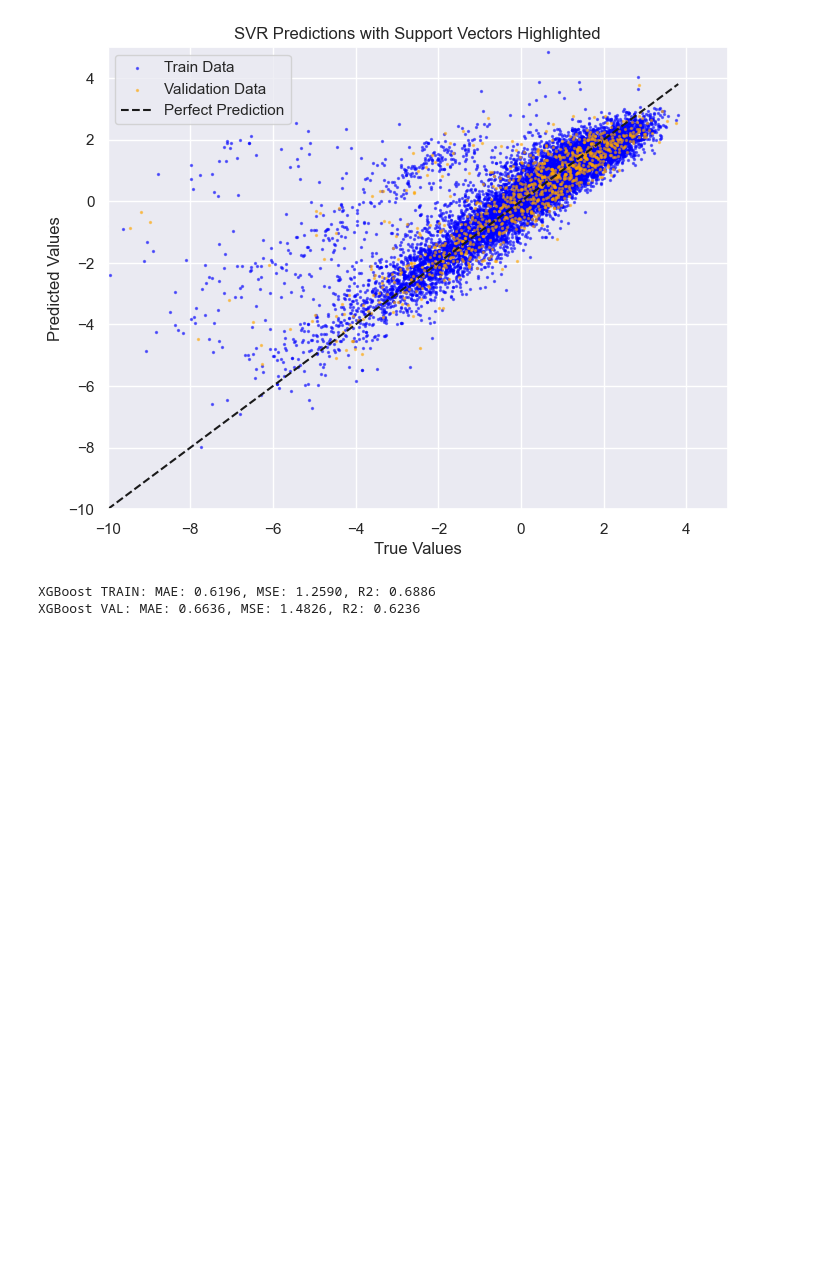
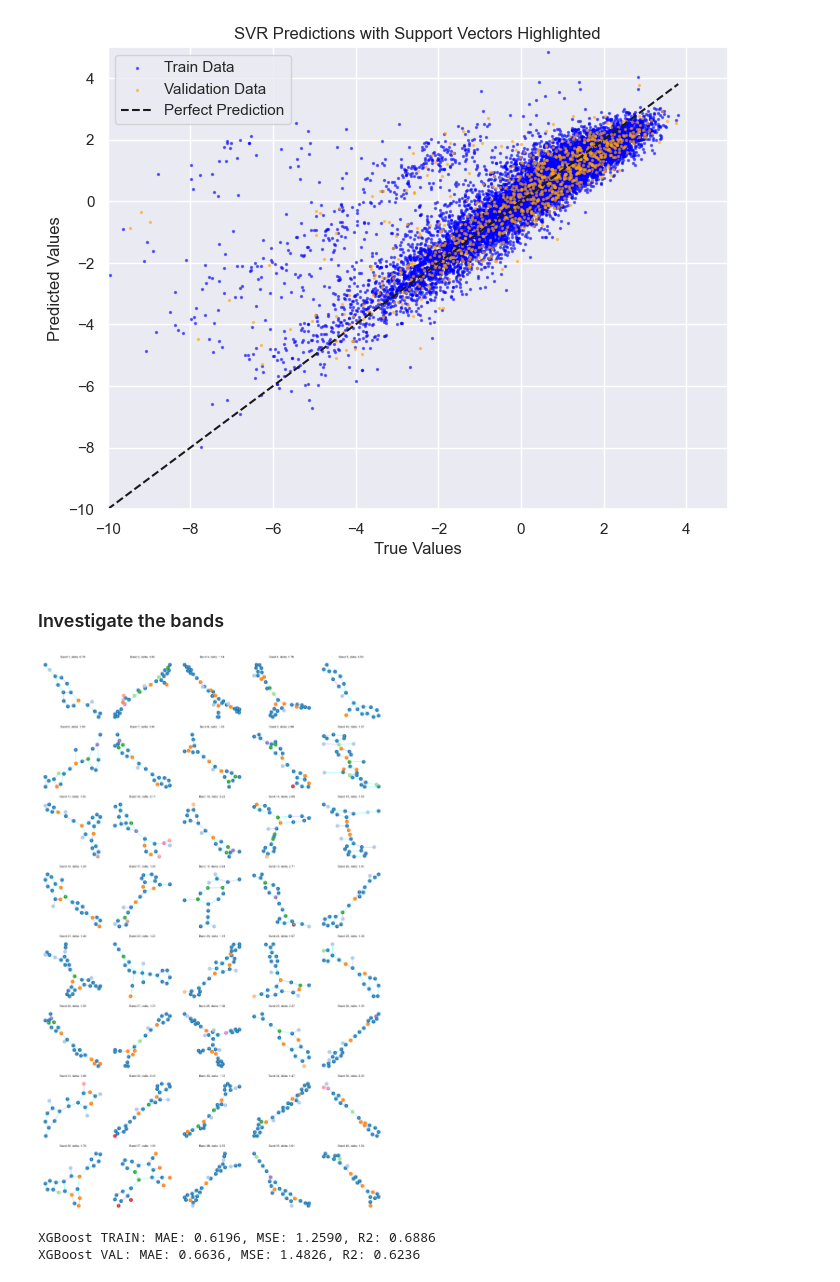
Before and after one commit to PaoloGinefra/ACA_GraphML_Project, a Jupyter notebook: Notebooks/FeatureBasedRegression2.ipynb, the cells around one changed output. Drawn from its saved outputs; the diff is of its cells as text; code cells hidden in the pictures; blank space fills up the shorter version.

```diff
--- a/Notebooks/FeatureBasedRegression2.ipynb
+++ b/Notebooks/FeatureBasedRegression2.ipynb
@@ -133,3 +130,5 @@ plt.ylim(-10, 5)
 plt.show()
 # %% [output]
 [figure]
+# %% [markdown]
+### Investigate the bands
@@ -136,3 +137,18 @@ plt.show()
+# %%
+deltas = y_svr - y
+deltas_bands = deltas[deltas > 1]
+bands = dataset_train[deltas > 1]
+
+#Plot 20 random bands using plotGraph
+fig, axes = plt.subplots(8, 5, figsize=(20, 32))
+axes = axes.flatten()
+for i, band in enumerate(bands[:40]):
+    ax = axes[i]
+    plotGraph(band, ax=ax, title=f"Band {i+1}, delta: {deltas_bands[i]:.2f}")
+plt.tight_layout()
+plt.show()
+# %% [output]
+[figure, added]
 # %%
 # import numpy as np
 # from ray import tune
```
Also changed, not shown: parts of 12 cells of this notebook, 3 other files.
